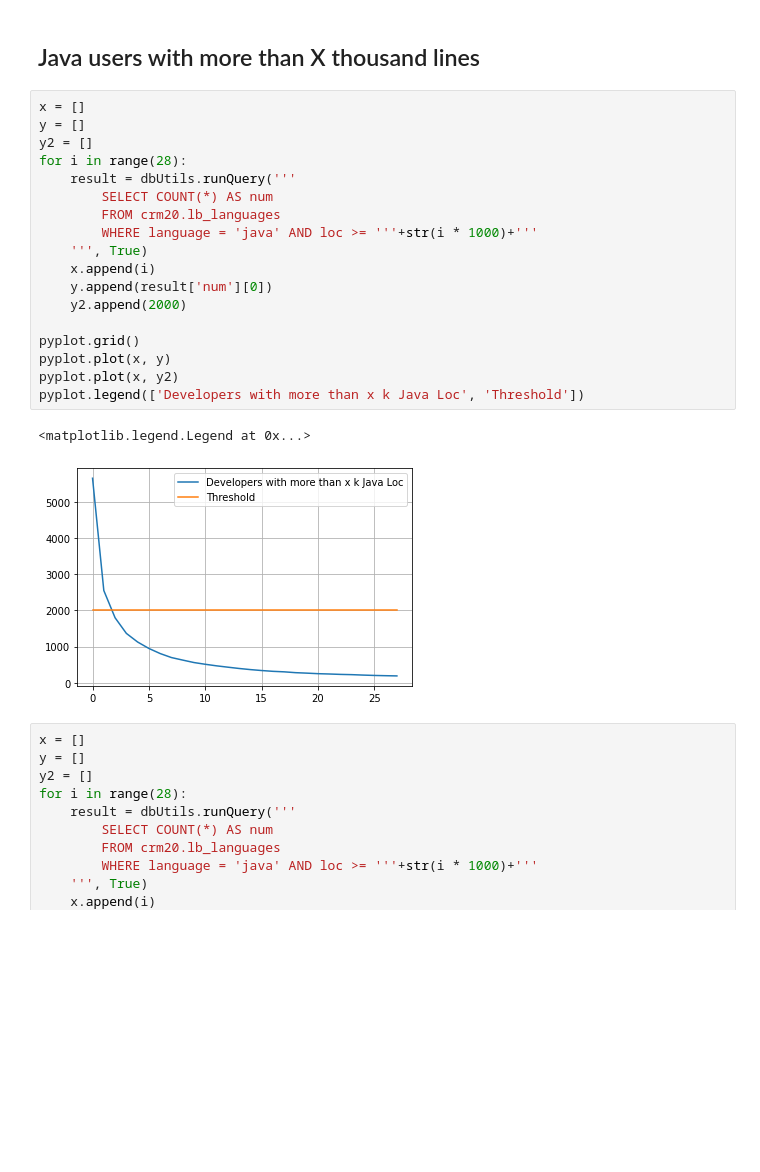
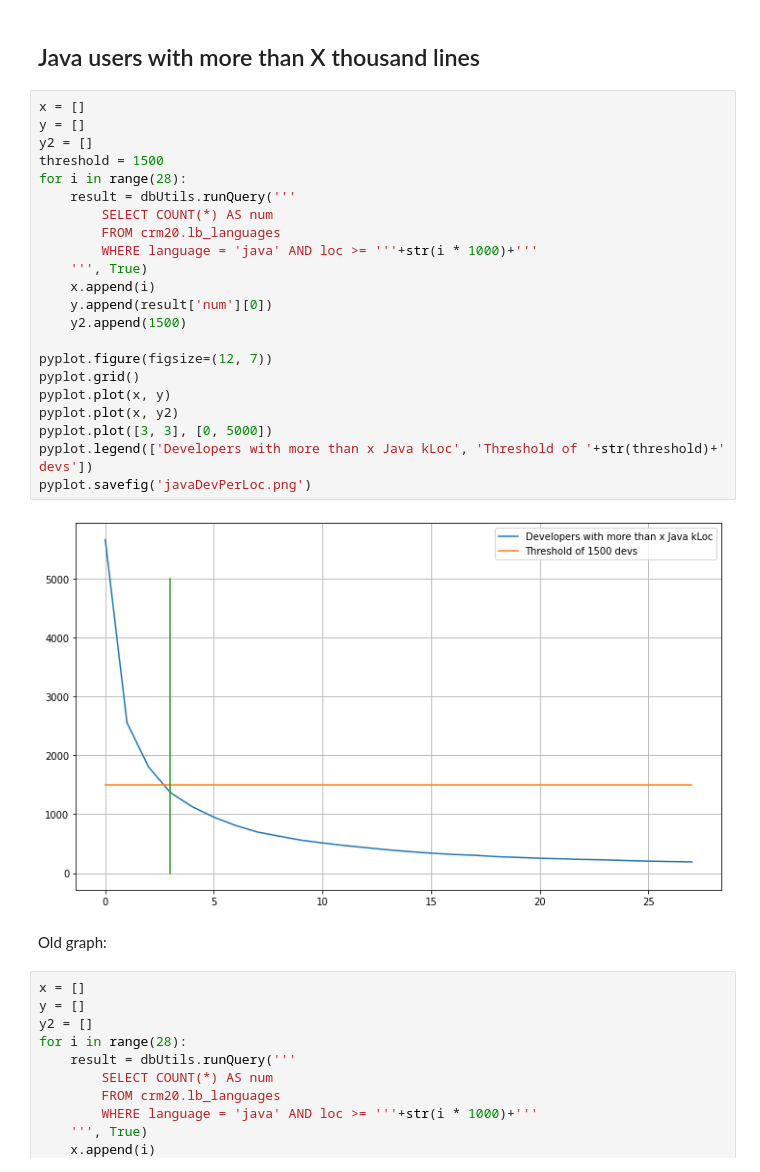
Before and after one commit to LeonBein/CRM20, a Jupyter notebook: DataExplorer.ipynb, the cells around one changed output. Drawn from its saved outputs; the diff is of its cells as text; blank space fills up the shorter version.

Commit message:
nice plots

```diff
--- a/DataExplorer.ipynb
+++ b/DataExplorer.ipynb
@@ -367,24 +437,29 @@ LINE 2:     SELECT * FROM crm20.lb_languages
 # %%
 x = []
 y = []
 y2 = []
+threshold = 1500
 for i in range(28):
     result = dbUtils.runQuery('''
         SELECT COUNT(*) AS num
         FROM crm20.lb_languages
         WHERE language = 'java' AND loc >= '''+str(i * 1000)+'''
     ''', True)
     x.append(i)
     y.append(result['num'][0])
-    y2.append(2000)
+    y2.append(1500)
 
+pyplot.figure(figsize=(12, 7))
 pyplot.grid()
 pyplot.plot(x, y)
 pyplot.plot(x, y2)
-pyplot.legend(['Developers with more than x k Java Loc', 'Threshold'])
+pyplot.plot([3, 3], [0, 5000])
+pyplot.legend(['Developers with more than x Java kLoc', 'Threshold of '+str(threshold)+' devs'])
+pyplot.savefig('javaDevPerLoc.png')
 # %% [output]
-<matplotlib.legend.Legend at 0x...>
-[figure, old version]
+[figure, new version]
+# %% [markdown]
+Old graph:
 # %%
 x = []
 y = []
```
Also changed, not shown: parts of 10 cells of this notebook, 17 other files.
